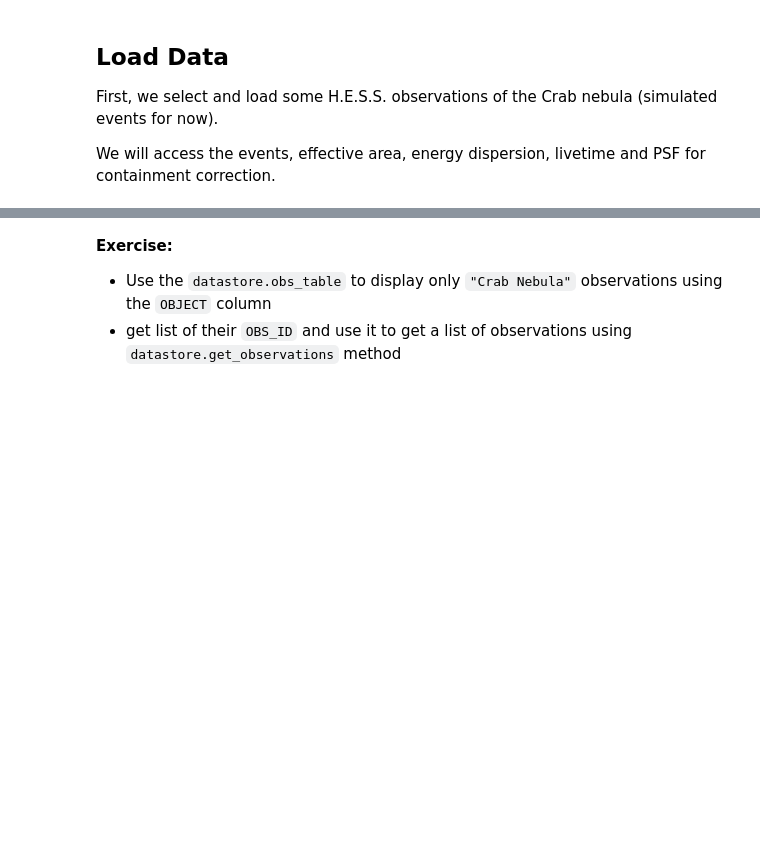
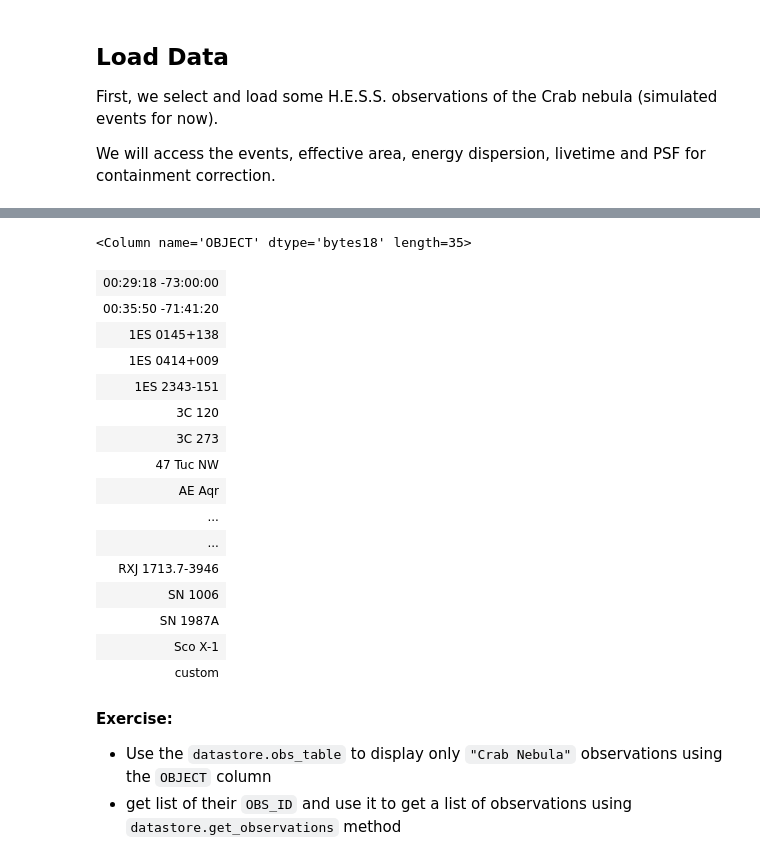
Before and after one commit to bkhelifi/CADS_2024, a Jupyter notebook: Advanced_handson/2_irfs_properties_dataset_creation.ipynb, the cells around one changed output, grey strips where cells are left out. Drawn from its saved outputs; the diff is of its cells as text; code cells hidden in the pictures; blank space fills up the shorter version.

```diff
--- a/Advanced_handson/2_irfs_properties_dataset_creation.ipynb
+++ b/Advanced_handson/2_irfs_properties_dataset_creation.ipynb
@@ -152,6 +140,26 @@ ObservationTable length=105
 | 47827 | 330.29538 | -30.225555 | 17.818897 | -52.742733 | 35.87235 | 54.12765 | 110.0 | PKS 2155-304 | 329.71667 | -30.225555 | ... |
 | 47828 | 329.13797 | -30.225555 | 17.639944 | -51.748703 | 29.29926 | 60.70074 | 110.1458 | PKS 2155-304 | 329.71667 | -30.225555 | ... |
 | 47829 | 329.71667 | -30.725555 | 16.917807 | -52.297615 | 22.831352 | 67.16865 | 113.11527 | PKS 2155-304 | 329.71667 | -30.225555 | ... |
+# %%
+np.unique(datastore.obs_table["OBJECT"])
+# %% [output]
+<Column name='OBJECT' dtype='bytes18' length=35>
+| 00:29:18 -73:00:00 |
+| 00:35:50 -71:41:20 |
+| 1ES 0145+138 |
+| 1ES 0414+009 |
+| 1ES 2343-151 |
+| 3C 120 |
+| 3C 273 |
+| 47 Tuc NW |
+| AE Aqr |
+| ... |
+| ... |
+| RXJ 1713.7-3946 |
+| SN 1006 |
+| SN 1987A |
+| Sco X-1 |
+| custom |
 # %% [markdown]
 **Exercise:**
 - Use the `datastore.obs_table` to display only `"Crab Nebula"` observations using the `OBJECT` column
```
Also changed, not shown: parts of 43 cells of this notebook, 2 other files.
